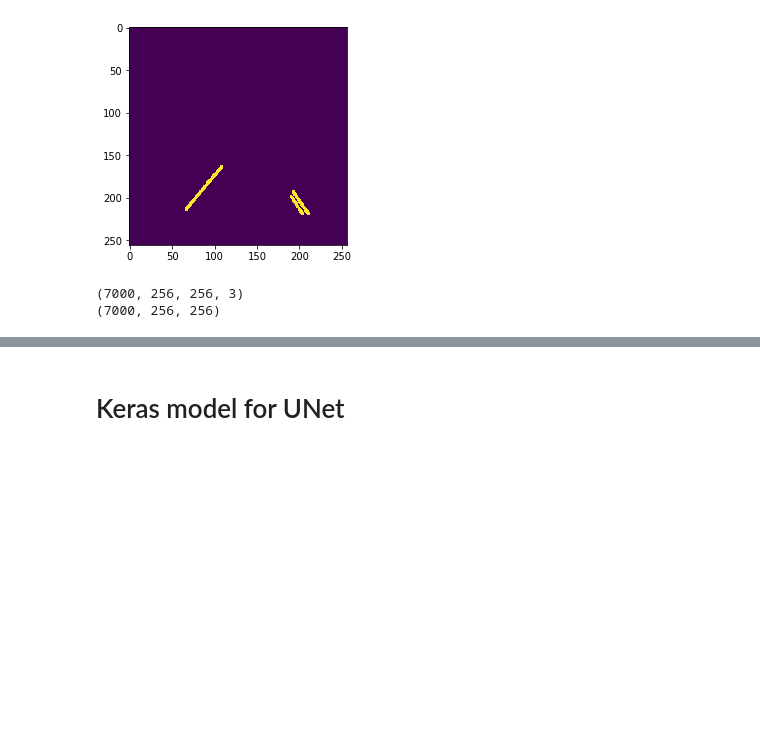
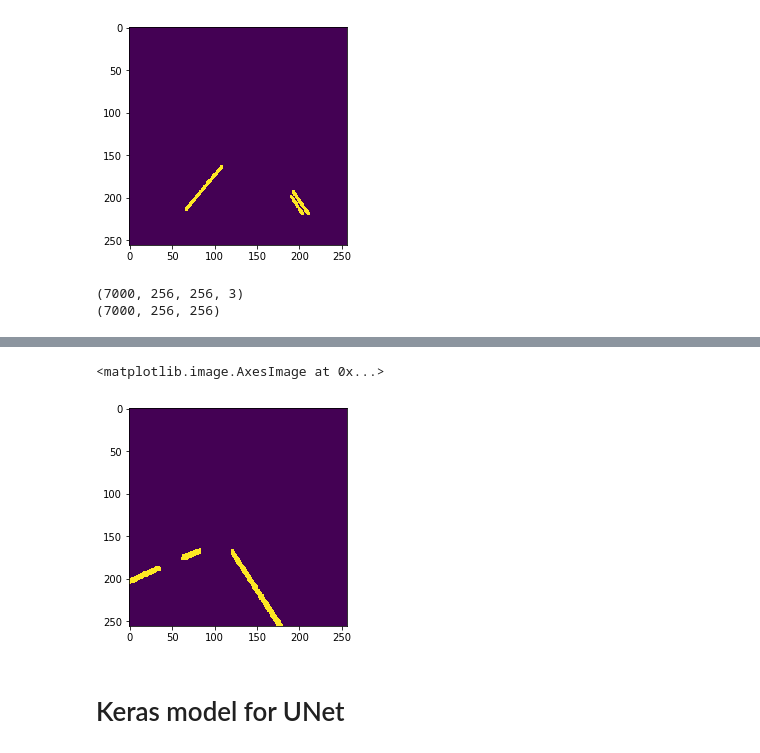
Before and after one commit to trived76/ECE1512-Homework3-LaneDetection, a Jupyter notebook: Lane_Detection.ipynb, the cells around one changed output, grey strips where cells are left out. Saved outputs shown, nothing was run; the diff lists cells and outputs as text; code cells hidden in the pictures; blank space fills up the shorter version.

```diff
--- a/Lane_Detection.ipynb
+++ b/Lane_Detection.ipynb
@@ -516,3 +549,8 @@ b,c=next(generator_object)
+# %%
+plt.imshow(np.squeeze(c[0]))
+# %% [output]
+<matplotlib.image.AxesImage at 0x...>
+[figure, added]
 # %% [markdown]
 # Keras model for UNet
 # %%
```
Also changed, not shown: parts of 14 cells of this notebook.
